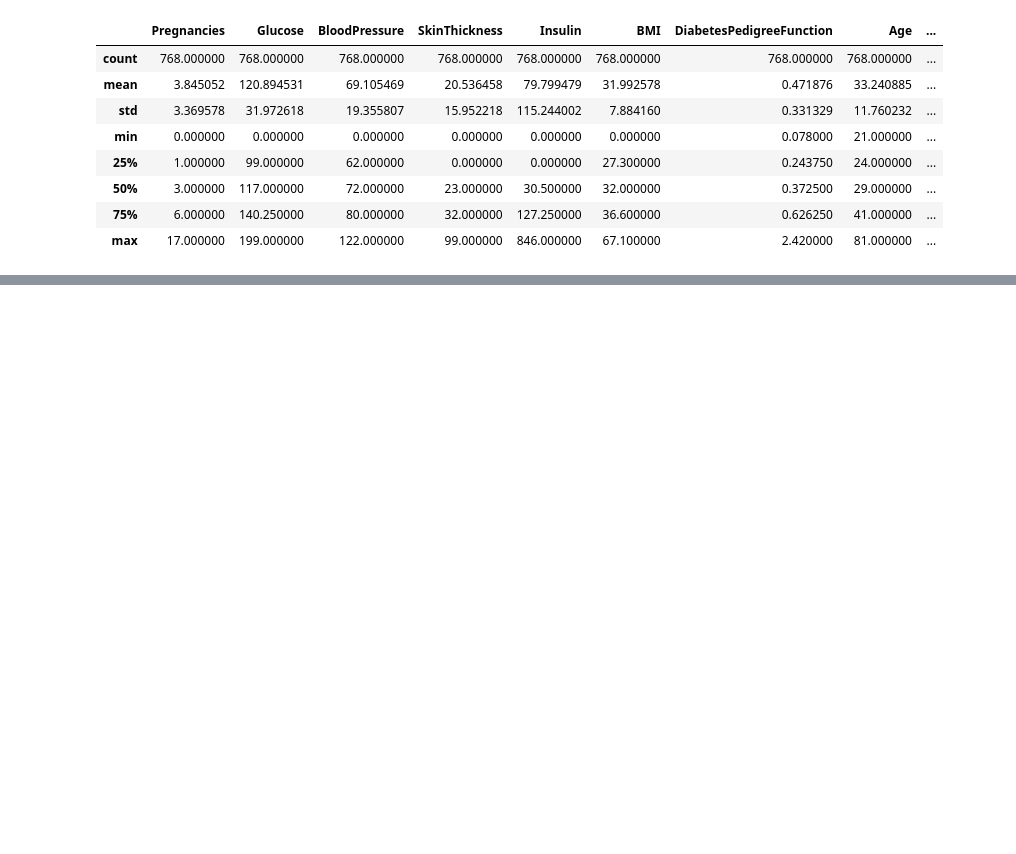
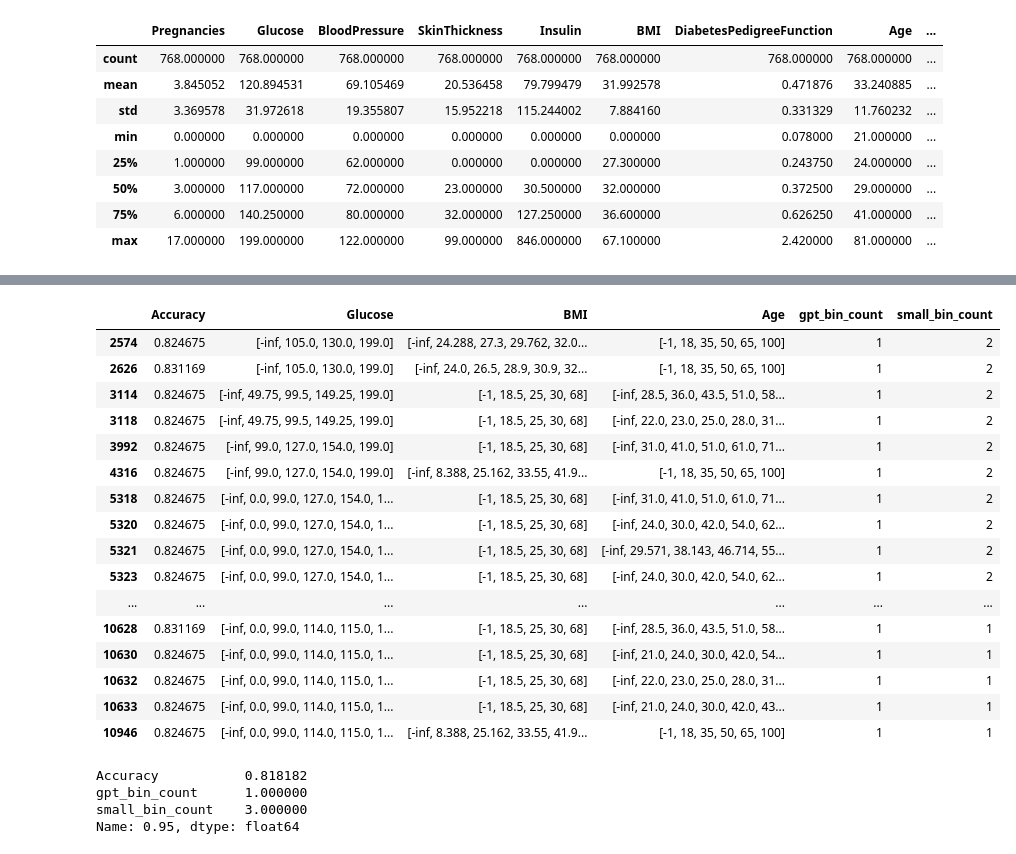
Before and after one commit to ey-l/explainable-discretization, a Jupyter notebook: notebooks/pima-discretizer.ipynb, the cells around one changed output, grey strips where cells are left out. Saved outputs shown, nothing was run; the diff lists cells and outputs as text; code cells hidden in the pictures; blank space fills up the shorter version.

Commit message:
update pima-discretizer

```diff
--- a/notebooks/pima-discretizer.ipynb
+++ b/notebooks/pima-discretizer.ipynb
@@ -32,0 +45,38 @@ df.describe()
+# %%
+# Make binning strategies
+#attrs = ['Glucose', 'BMI', 'Age', 'Pregnancies', 'BloodPressure', 'Insulin', 'DiabetesPedigreeFunction', 'SkinThickness']
+attrs = ['Glucose', 'BMI', 'Age']
+target = 'Outcome'
+binning_strategies = {
+    'Glucose': [
+        np.array([-1, 140, 200]),
+        ],
+    'BMI': [
+        np.array([-1, 18.5, 25, 30, 68]),
+        ],
+    'Age': [
+        np.array([-1, 18, 35, 50, 65, 100]),
+        np.array([-1, 25, 40, 55, 75, 100]),
+        ],
+}
+gpt_bins = [[-1, 140, 200],[-1, 18.5, 25, 30, 68],[-1, 18, 35, 50, 65, 100],[-1, 25, 40, 55, 75, 100],]
+
+for n_bins in range(2, 10):
+    df = pd.read_csv(os.path.join(ppath, 'data', 'uciml_pima-indians-diabetes-database', 'diabetes.csv'))
+    # Equal width
+    intervals = equal_width(df, n_bins, attrs)
+    binning_strategies = add_strategies_to_dict(binning_strategies, intervals)
+    # Equal frequency
+    intervals = equal_frequency(df, n_bins, attrs)
+    binning_strategies = add_strategies_to_dict(binning_strategies, intervals)
+    # ChiMerge
+    intervals = chimerge_wrap(df, attrs, target, n_bins)
+    binning_strategies = add_strategies_to_dict(binning_strategies, intervals)
+    # KMeans
+    intervals = KBinsDiscretizer_wrap(df, attrs, n_bins)
+    binning_strategies = add_strategies_to_dict(binning_strategies, intervals)
+
+#print(binning_strategies)
+# %%
+strategy_combos = list(itertools.product(*binning_strategies.values()))
+print("number of strategy combinations:", len(strategy_combos))
@@ -32,0 +190,28 @@ df.describe()
+# %%
+df = results
+df[(df['Accuracy'] > df['Accuracy'].max()-0.02) & df['gpt_bin_count'] > 0]
+# %% [output]
+|  | Accuracy | Glucose | BMI | Age | gpt_bin_count | small_bin_count |
+| 2574 | 0.824675 | [-inf, 105.0, 130.0, 199.0] | [-inf, 24.288, 27.3, 29.762, 32.0... | [-1, 18, 35, 50, 65, 100] | 1 | 2 |
+| 2626 | 0.831169 | [-inf, 105.0, 130.0, 199.0] | [-inf, 24.0, 26.5, 28.9, 30.9, 32... | [-1, 18, 35, 50, 65, 100] | 1 | 2 |
+| 3114 | 0.824675 | [-inf, 49.75, 99.5, 149.25, 199.0] | [-1, 18.5, 25, 30, 68] | [-inf, 28.5, 36.0, 43.5, 51.0, 58... | 1 | 2 |
+| 3118 | 0.824675 | [-inf, 49.75, 99.5, 149.25, 199.0] | [-1, 18.5, 25, 30, 68] | [-inf, 22.0, 23.0, 25.0, 28.0, 31... | 1 | 2 |
+| 3992 | 0.824675 | [-inf, 99.0, 127.0, 154.0, 199.0] | [-1, 18.5, 25, 30, 68] | [-inf, 31.0, 41.0, 51.0, 61.0, 71... | 1 | 2 |
+| 4316 | 0.824675 | [-inf, 99.0, 127.0, 154.0, 199.0] | [-inf, 8.388, 25.162, 33.55, 41.9... | [-1, 18, 35, 50, 65, 100] | 1 | 2 |
+| 5318 | 0.824675 | [-inf, 0.0, 99.0, 127.0, 154.0, 1... | [-1, 18.5, 25, 30, 68] | [-inf, 31.0, 41.0, 51.0, 61.0, 71... | 1 | 2 |
+| 5320 | 0.824675 | [-inf, 0.0, 99.0, 127.0, 154.0, 1... | [-1, 18.5, 25, 30, 68] | [-inf, 24.0, 30.0, 42.0, 54.0, 62... | 1 | 2 |
+| 5321 | 0.824675 | [-inf, 0.0, 99.0, 127.0, 154.0, 1... | [-1, 18.5, 25, 30, 68] | [-inf, 29.571, 38.143, 46.714, 55... | 1 | 2 |
+| 5323 | 0.824675 | [-inf, 0.0, 99.0, 127.0, 154.0, 1... | [-1, 18.5, 25, 30, 68] | [-inf, 24.0, 30.0, 42.0, 54.0, 62... | 1 | 2 |
+| ... | ... | ... | ... | ... | ... | ... |
+| 10628 | 0.831169 | [-inf, 0.0, 99.0, 114.0, 115.0, 1... | [-1, 18.5, 25, 30, 68] | [-inf, 28.5, 36.0, 43.5, 51.0, 58... | 1 | 1 |
+| 10630 | 0.824675 | [-inf, 0.0, 99.0, 114.0, 115.0, 1... | [-1, 18.5, 25, 30, 68] | [-inf, 21.0, 24.0, 30.0, 42.0, 54... | 1 | 1 |
+| 10632 | 0.824675 | [-inf, 0.0, 99.0, 114.0, 115.0, 1... | [-1, 18.5, 25, 30, 68] | [-inf, 22.0, 23.0, 25.0, 28.0, 31... | 1 | 1 |
+| 10633 | 0.824675 | [-inf, 0.0, 99.0, 114.0, 115.0, 1... | [-1, 18.5, 25, 30, 68] | [-inf, 21.0, 24.0, 30.0, 42.0, 43... | 1 | 1 |
+| 10946 | 0.824675 | [-inf, 0.0, 99.0, 114.0, 115.0, 1... | [-inf, 8.388, 25.162, 33.55, 41.9... | [-1, 18, 35, 50, 65, 100] | 1 | 1 |
+# %%
+df.quantile(.95)
+# %% [output]
+Accuracy           0.818182
+gpt_bin_count      1.000000
+small_bin_count    3.000000
+Name: 0.95, dtype: float64
```
Also changed, not shown: parts of 7 cells of this notebook, 7 other files.
